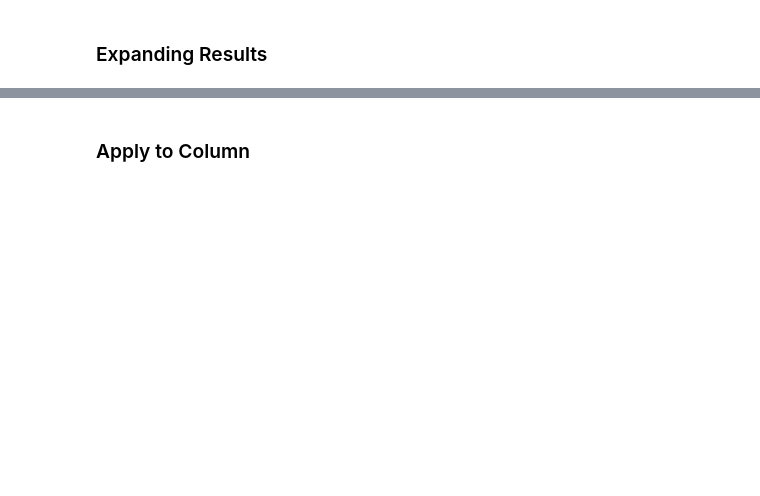
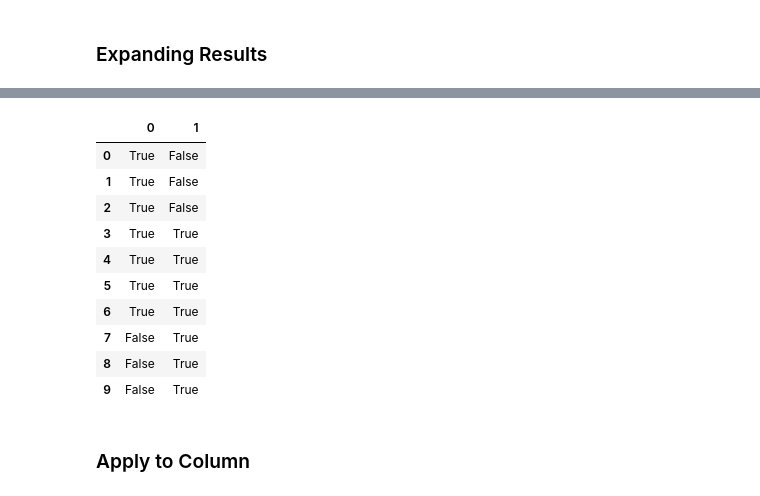
Before and after one commit to mekchou/DataAnalysisPractice, a Jupyter notebook: DataFrames.ipynb, the cells around one changed output, grey strips where cells are left out. Saved outputs shown, nothing was run; the diff lists cells and outputs as text; code cells hidden in the pictures; blank space fills up the shorter version.

```diff
--- a/DataFrames.ipynb
+++ b/DataFrames.ipynb
@@ -257,2 +346,11 @@ clients2
 # %% [markdown]
 ### Expanding Results
+# %%
+def ret_list(row):
+    ret_value = [False, False]
+    if row["even"] > 6:
+        ret_value[0] = True
+
+    if row["odd"] > 6:
+        ret_value[1] = True
+    return ret_value
@@ -259,2 +371,16 @@ clients2
+# %%
+df.apply(ret_list, axis=1, result_type="expand")
+# %% [output]
+|  | 0 | 1 |
+| 0 | True | False |
+| 1 | True | False |
+| 2 | True | False |
+| 3 | True | True |
+| 4 | True | True |
+| 5 | True | True |
+| 6 | True | True |
+| 7 | False | True |
+| 8 | False | True |
+| 9 | False | True |
 # %% [markdown]
 ### Apply to Column
```
Also changed, not shown: parts of 12 cells of this notebook.
